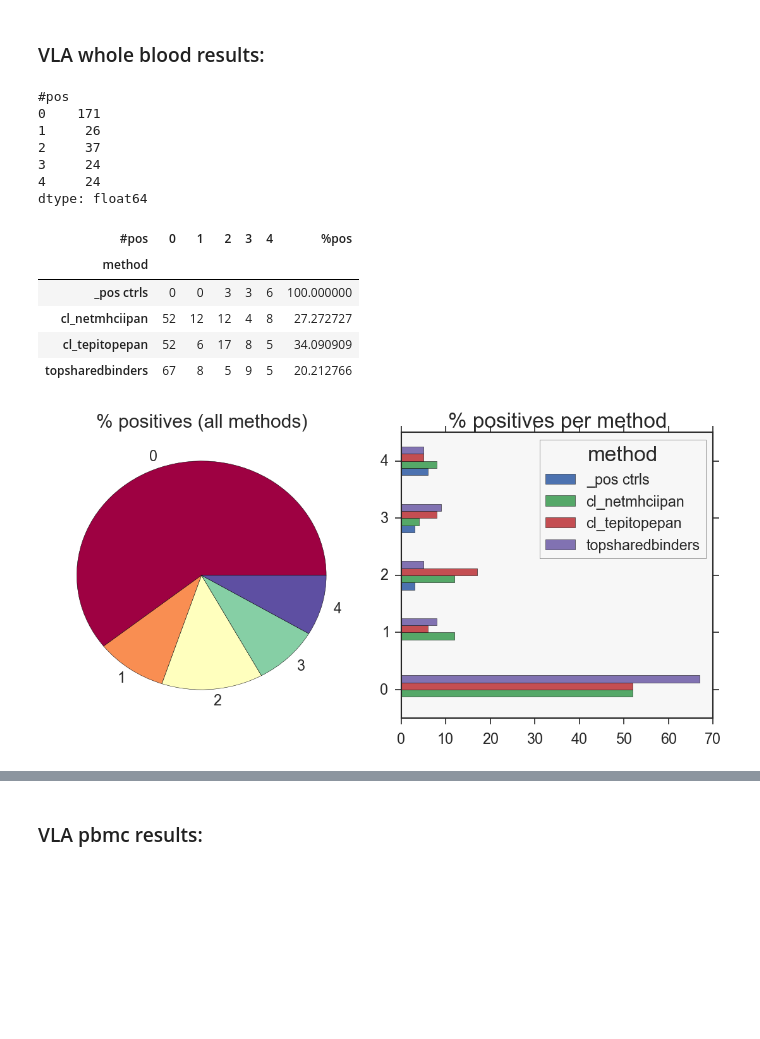
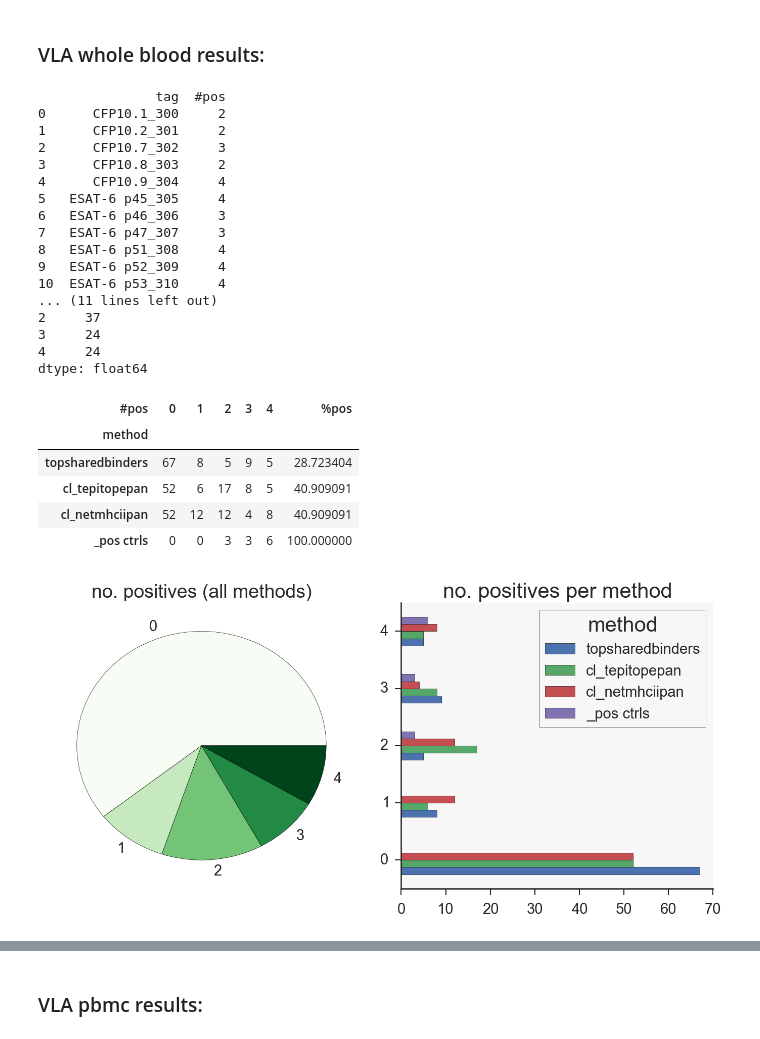
Before and after one commit to dmnfarrell/gordon-group, a Jupyter notebook: antigen-mining/mapping_results.ipynb, the cells around one changed output, grey strips where cells are left out. Cells and saved outputs as stored; diff of their text form; code cells hidden in the pictures; blank space fills up the shorter version.

```diff
--- a/antigen-mining/mapping_results.ipynb
+++ b/antigen-mining/mapping_results.ipynb
@@ -114,7 +134,7 @@ binders_MTB-H37Rv_netmhciipan_bovine_15_3.csv
 3    Rv1296   9.165        2           18    246  264  AAMTASAEYLRLLRRHNVAA   Mb1328       100
 4    Rv2715   9.000        3           17    140  157  VTKDVNIVFRLASLPMGSEA   Mb2734       100
 # %%
-plt.rcParams['font.size']=18
+plt.rcParams['font.size']=16
 venn3([set(n9.locus_tag),set(n11.locus_tag),set(n15.locus_tag)],set_labels=['9mer','11mer','15mer'])
 plt.title('netMHCIIpan n-mer overlapping proteins')
 #set(res1[:50].locus_tag) & set(res2[:50].locus_tag)
@@ -328,19 +392,26 @@ bneg.hist('hydro',bins=12,figsize=(5,2),grid=False)
 #print bneg[bneg.columns[3:10]].merge(plist[['locus_tag','peptide']],on='locus_tag',how='inner')
 bneg = bneg[-bneg.locus_tag.isin(plist.locus_tag)]
 bneg = bneg.drop_duplicates('peptide')
-
 bneg = bneg.reset_index()
 bneg = bneg.reindex(np.random.permutation(bneg.index))
 bneg.index = bneg.index+1
 ind = bneg.index.astype(str)
 bneg['id'] = bneg.mbname+'_'+ind
 
+print len(bneg)
+x=bneg.copy()
+for i in mhc1binders:
+    lbl = i+'_overlap'
+    print 'overlaps for %s' %i
+    x = EpitopePipeline.getOverlappingBinders(x, mhc1binders[i], label=lbl)
+bneg['mhc1overlaps'] = x.filter(regex="iedbmhc1_").sum(axis=1)
+
 bneg.to_csv('negatives_list.csv',index=False)
 writer = pd.ExcelWriter('negatives_list.xls')
 lcols=['id','peptide']
-print bneg.peptide.str.len().value_counts()
-print len(bneg), len(bneg.peptide.unique())
-print bneg[lcols][:20]
+#print bneg.peptide.str.len().value_counts()
+#print len(bneg), len(bneg.peptide.unique())
+print bneg[lcols][:5]
 bneg[lcols].to_excel(writer,'negatives list')
 writer.save()
 # %% [output]
@@ -365,33 +431,35 @@ dtype: int64
 # %%
 def responsesbreakdown(res, key='#pos',label=''):
+    sns.set_context("notebook", font_scale=1.4)
     s = res.groupby([key,'method']).agg({'id':np.size})
     s = s.unstack('method')
     s.columns = s.columns.get_level_values(1)
-    #print s
     perc = s.sum(1)
-
+    s=s.sort(axis=1,ascending=False)
+    print s
     f,ax=plt.subplots(1,2,figsize=(10,5))
     grid=ax.flat
-    perc.plot(kind='pie',ax=grid[0],cmap='Spectral',figsize=(9.5,5),startangle=0)
+    perc.plot(kind='pie',ax=grid[0],cmap='Greens',figsize=(9.5,5),startangle=0)
     grid[0].set_title('%s (all methods)' %label,fontsize=18)
+    grid[0].set_ylabel('')
     s.plot(kind='barh', grid=False,ax=grid[1])
     grid[1].set_title('%s per method' %label,fontsize=20)
     grid[1].set_ylabel('')
+    sns.despine()
     plt.tight_layout()
-    plt.savefig('responses_bymethod.png')
     t=s.T
     t=t.fillna(0)
     #print t
     #print t[t.columns[t.columns>=1]].sum(1)
     print t.sum()
-    en = t[t.columns[t.columns>=1]].sum(1)/t.sum(1)
+    #en = t[t.columns[t.columns>=1]].sum(1)/t.sum(1)
     return t
 
 def hydroplot(res, key):
     res.boxplot('hydro',by=key,vert=False,grid=False)
     plt.title('peptide hydrophobicity by response')
     plt.suptitle('')
-    plt.xlabel('hydrophobicity'); plt.ylabel('#pos')
+    plt.xlabel('hydrophobicity'); plt.ylabel(key)
     plt.tight_layout()
     plt.savefig('responses_hydrophobicity.png')
 # %% [markdown]
@@ -399,40 +467,55 @@ def hydroplot(res, key):
 # %%
 EpitopePipeline=reload(EpitopePipeline)
 plt.rcParams['font.size']=20
 sns.set_style("ticks", {'axes.facecolor': '#F7F7F7','legend.frameon': True})
 
 #reload peptide list
 plist = pd.read_csv('peptide_lists.csv',index_col=0)
 #whole blood
 wb = pd.read_csv('vla_wholeblood_results.csv')
+wbcols = ['8740','8742','8743','8744']
 
 tags = wb.tag.apply( lambda x: pd.Series(x.split('_')))
 wb['mbname'] = tags[0]
 wb['id'] = tags[1].astype(int)
 
 #merge them
-wb = plist.merge(vla,left_index=True,right_on='id',how='right')
+wb = plist.merge(wb,left_index=True,right_on='id',how='right')
 wb.ix[wb.method.isnull(), 'method'] = '_pos ctrls'
 #wb['both'] = wb.peptide.isin(ovlps.peptide_y)
 
-s=responsesbreakdown(wb, label='% positives')
-s['%pos'] = s[s.columns[-3:]].sum(1)/s.sum(1)*100
+ctrls = wb[wb.method=='_pos ctrls']
+print ctrls[['tag','#pos']]
+
+s=responsesbreakdown(wb, label='no. positives')
+plt.savefig('responses_bymethod_wb.png')
+s['%pos'] = s[s.columns[-4:]].sum(1)/s.sum(1)*100
 s
 # %% [output]
-#pos
-0    171
-1     26
+               tag  #pos
+0      CFP10.1_300     2
+1      CFP10.2_301     2
+2      CFP10.7_302     3
+3      CFP10.8_303     2
+4      CFP10.9_304     4
+5   ESAT-6 p45_305     4
+6   ESAT-6 p46_306     3
+7   ESAT-6 p47_307     3
+8   ESAT-6 p51_308     4
+9   ESAT-6 p52_309     4
+10  ESAT-6 p53_310     4
+... (11 lines left out)
 2     37
 3     24
 4     24
 dtype: float64
 | #pos | 0 | 1 | 2 | 3 | 4 | %pos |
 | method |  |  |  |  |  |  |
+| topsharedbinders | 67 | 8 | 5 | 9 | 5 | 28.723404 |
+| cl_tepitopepan | 52 | 6 | 17 | 8 | 5 | 40.909091 |
+| cl_netmhciipan | 52 | 12 | 12 | 4 | 8 | 40.909091 |
 | _pos ctrls | 0 | 0 | 3 | 3 | 6 | 100.000000 |
-| cl_netmhciipan | 52 | 12 | 12 | 4 | 8 | 27.272727 |
-| cl_tepitopepan | 52 | 6 | 17 | 8 | 5 | 34.090909 |
-| topsharedbinders | 67 | 8 | 5 | 9 | 5 | 20.212766 |
-[figure, old version]
+[figure, new version]
 # %%
 def responsesheatmap(res, cols, labels=None):
     """heatmap of responses by method"""
```
Also changed, not shown: parts of 52 cells of this notebook.
